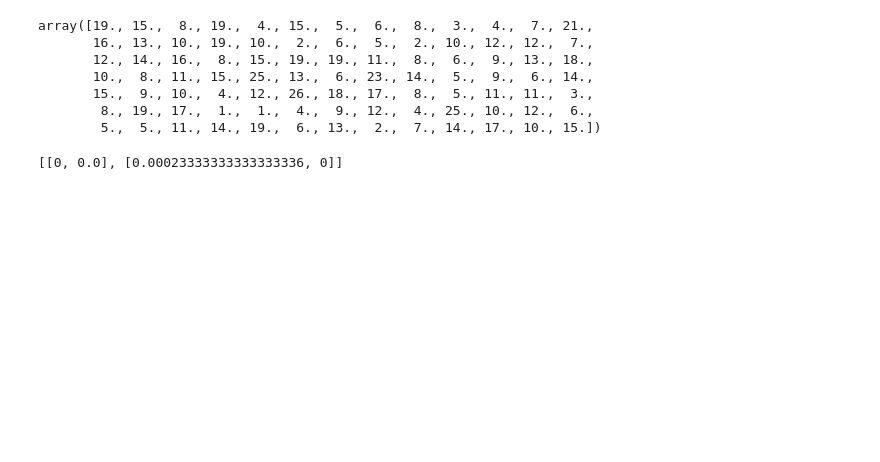
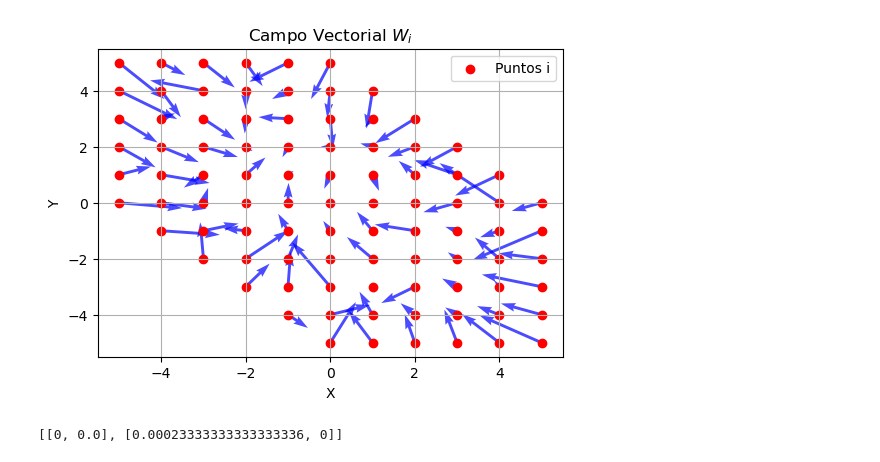
Before and after one commit to DavidAltamira/Topological-Effects-of-Urban-Network-into-Commuter-Decision-Making, a Jupyter notebook: Model_D.ipynb, the cells around one changed output. Cells and saved outputs as stored; diff of their text form; code cells hidden in the pictures; blank space fills up the shorter version.

```diff
--- a/Model_D.ipynb
+++ b/Model_D.ipynb
@@ -272,13 +315,40 @@ plt.colorbar()
-# %%
-np.sum(OD_bike, axis=1)
-# %% [output]
-array([19., 15.,  8., 19.,  4., 15.,  5.,  6.,  8.,  3.,  4.,  7., 21.,
-       16., 13., 10., 19., 10.,  2.,  6.,  5.,  2., 10., 12., 12.,  7.,
-       12., 14., 16.,  8., 15., 19., 19., 11.,  8.,  6.,  9., 13., 18.,
-       10.,  8., 11., 15., 25., 13.,  6., 23., 14.,  5.,  9.,  6., 14.,
-       15.,  9., 10.,  4., 12., 26., 18., 17.,  8.,  5., 11., 11.,  3.,
-        8., 19., 17.,  1.,  1.,  4.,  9., 12.,  4., 25., 10., 12.,  6.,
-        5.,  5., 11., 14., 19.,  6., 13.,  2.,  7., 14., 17., 10., 15.])
+# %%
+N = OD_bike.shape[0]
+positions = np.array(net.nodes())
+
+T_vectors = np.zeros((N, 2))
+W_vectors = np.zeros((N, 2))
+#print(positions)
+for i in range(N):
+    m_i = np.sum(OD_bike[i, :])
+    #print(m_i)
+    if m_i == 0:
+        continue
+
+    for j in range(N):
+        if i != j:
+            direction = positions[j] - positions[i]
+            u_ij = direction / np.linalg.norm(direction)
+
+            T_vectors[i] += OD_bike[i, j] * u_ij
+
+    W_vectors[i] = T_vectors[i] / m_i
+
+# Graficar el campo vectorial
+plt.figure(figsize=(6, 4))
+plt.quiver(positions[:, 0], positions[:, 1], W_vectors[:, 0], W_vectors[:, 1],
+           angles='xy', scale_units='xy', scale=0.5, color='b', alpha=0.7)
+plt.scatter(positions[:, 0], positions[:, 1], color='r', label='Puntos i')
+#plt.xlim(0, 10)
+#plt.ylim(0, 10)
+plt.xlabel("X")
+plt.ylabel("Y")
+plt.title("Campo Vectorial $W_i$")
+plt.legend()
+plt.grid()
+plt.show()
+# %% [output]
+[figure, added]
 # %%
 bike_edges_paths = CityTrafficSimulation(radius=10, n_users=150).generate_paths()
 car_edges_paths = CityTrafficSimulation(radius=10, n_users=200).generate_paths()
```
Also changed, not shown: parts of 4 cells of this notebook.
